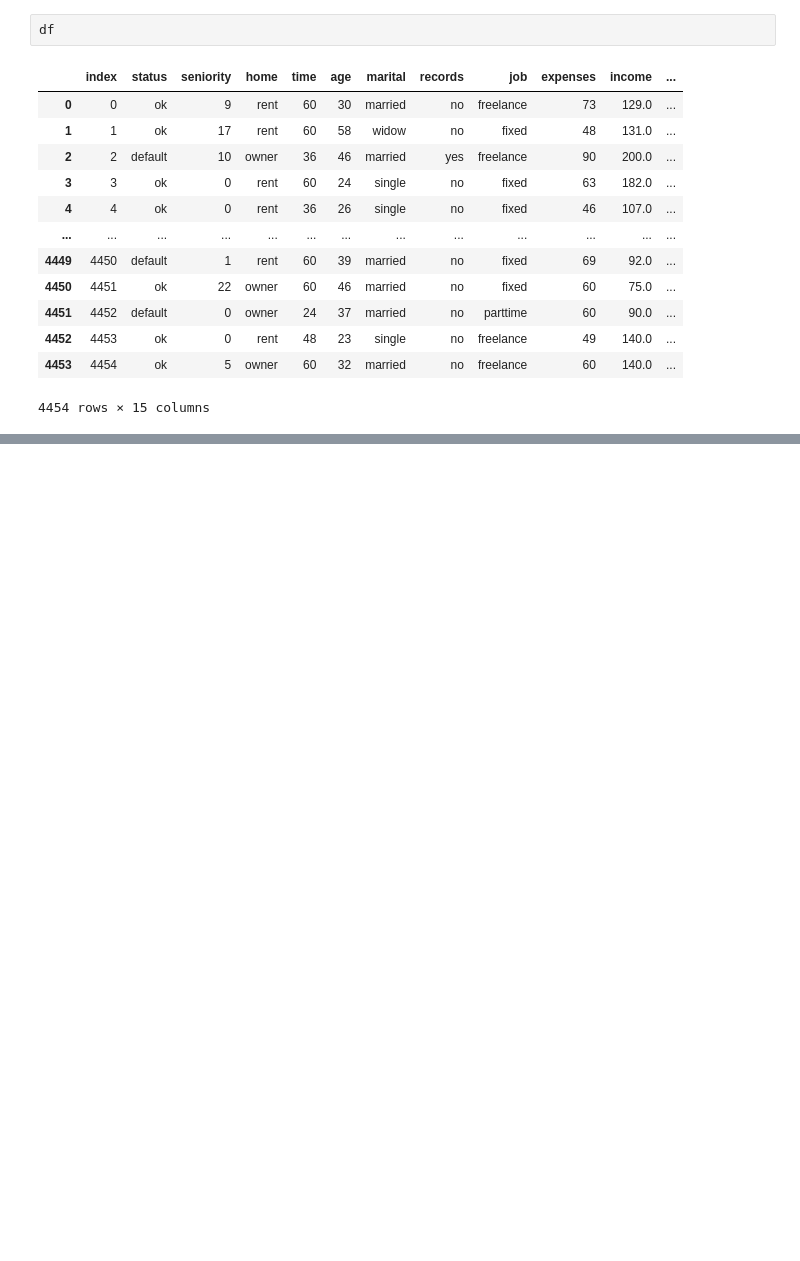
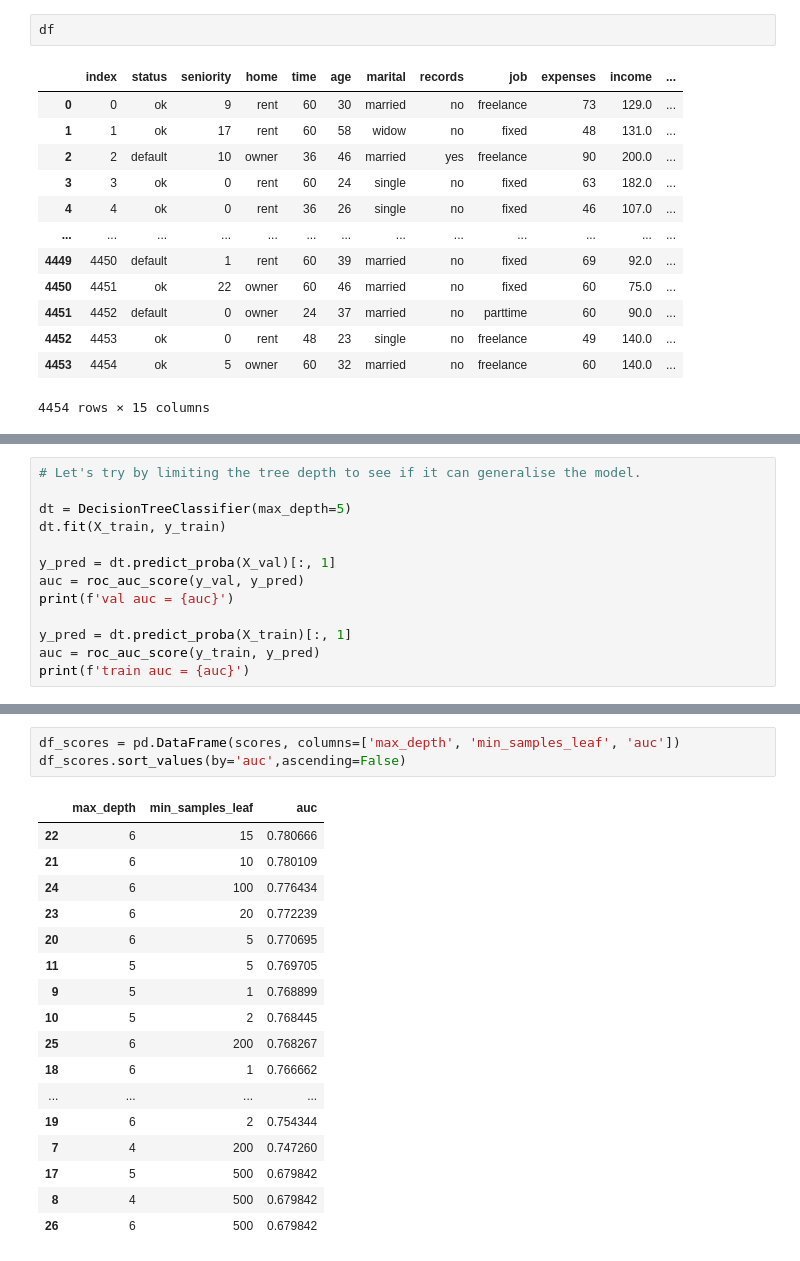
Before and after one commit to kausnz/ml_zoomcamp, a Jupyter notebook: lessons/ml_zoomcamp_week6.ipynb, the cells around one changed output, grey strips where cells are left out. Drawn from its saved outputs; the diff is of its cells as text; blank space fills up the shorter version.

```diff
--- a/lessons/ml_zoomcamp_week6.ipynb
+++ b/lessons/ml_zoomcamp_week6.ipynb
@@ -173,0 +192,13 @@ del df_test['status']
+# %%
+# Let's try by limiting the tree depth to see if it can generalise the model.
+
+dt = DecisionTreeClassifier(max_depth=5)
+dt.fit(X_train, y_train)
+
+y_pred = dt.predict_proba(X_val)[:, 1]
+auc = roc_auc_score(y_val, y_pred)
+print(f'val auc = {auc}')
+
+y_pred = dt.predict_proba(X_train)[:, 1]
+auc = roc_auc_score(y_train, y_pred)
+print(f'train auc = {auc}')
@@ -173,0 +277,21 @@ del df_test['status']
+# %%
+df_scores = pd.DataFrame(scores, columns=['max_depth', 'min_samples_leaf', 'auc'])
+df_scores.sort_values(by='auc',ascending=False)
+# %% [output]
+|  | max_depth | min_samples_leaf | auc |
+| 22 | 6 | 15 | 0.780666 |
+| 21 | 6 | 10 | 0.780109 |
+| 24 | 6 | 100 | 0.776434 |
+| 23 | 6 | 20 | 0.772239 |
+| 20 | 6 | 5 | 0.770695 |
+| 11 | 5 | 5 | 0.769705 |
+| 9 | 5 | 1 | 0.768899 |
+| 10 | 5 | 2 | 0.768445 |
+| 25 | 6 | 200 | 0.768267 |
+| 18 | 6 | 1 | 0.766662 |
+| ... | ... | ... | ... |
+| 19 | 6 | 2 | 0.754344 |
+| 7 | 4 | 200 | 0.747260 |
+| 17 | 5 | 500 | 0.679842 |
+| 8 | 4 | 500 | 0.679842 |
+| 26 | 6 | 500 | 0.679842 |
```
Also changed, not shown: parts of 20 cells of this notebook, 7 other files.
